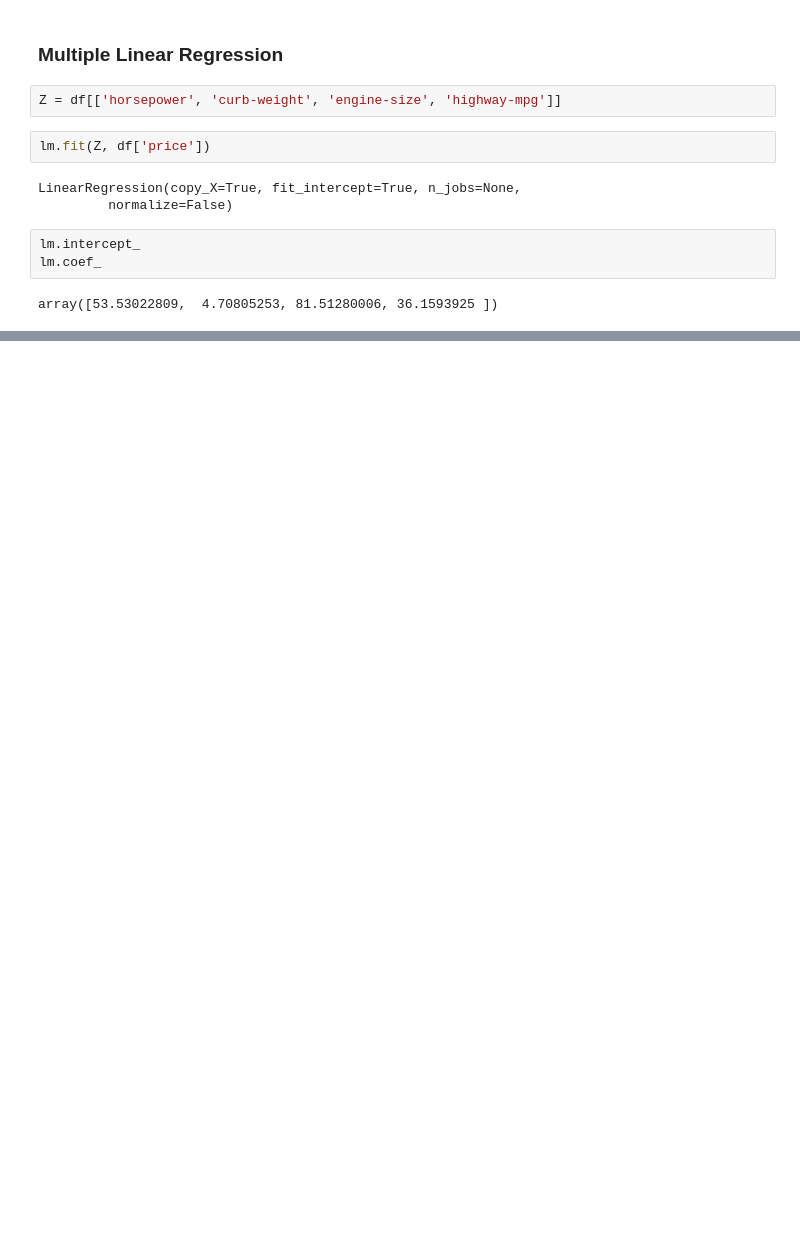
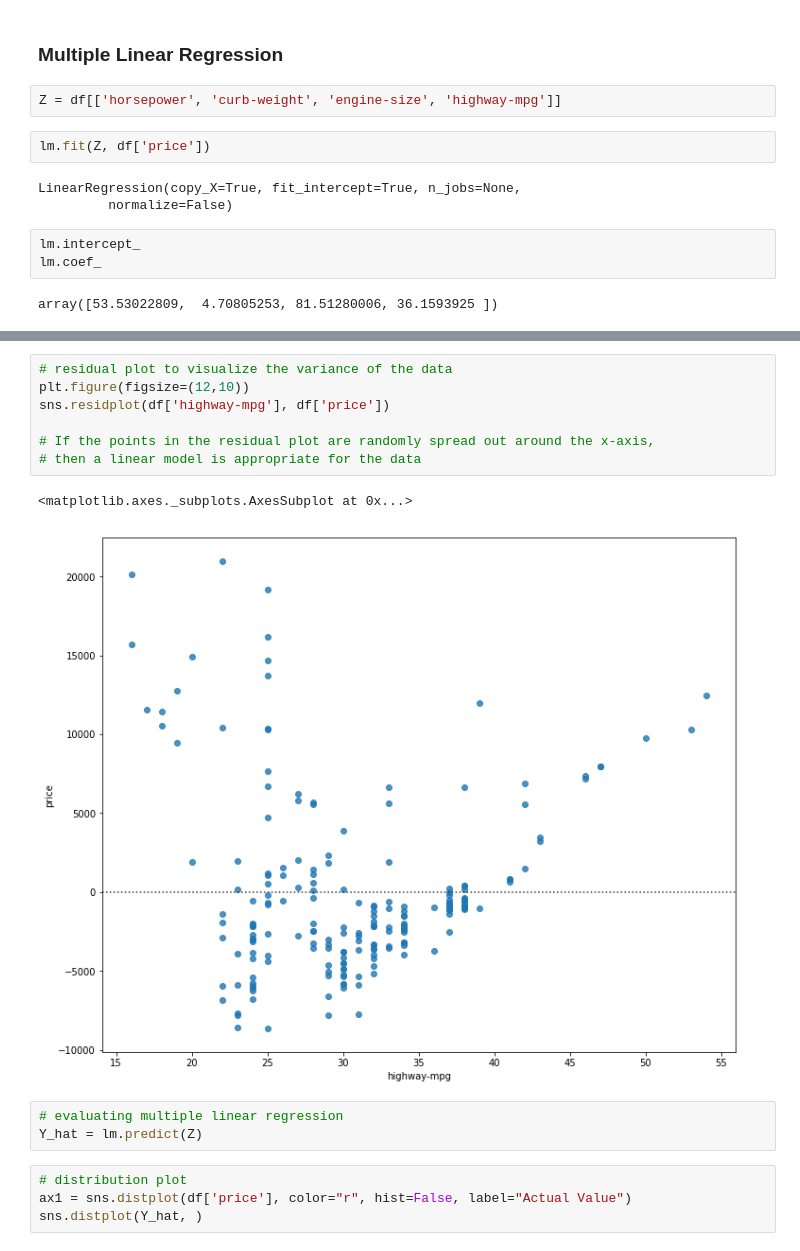
Before and after one commit to ghaffaru/used-car-price-prediction, a Jupyter notebook: train.ipynb, the cells around one changed output, grey strips where cells are left out. Saved outputs shown, nothing was run; the diff lists cells and outputs as text; blank space fills up the shorter version.

```diff
--- a/train.ipynb
+++ b/train.ipynb
@@ -788,0 +804,17 @@ array([53.53022809,  4.70805253, 81.51280006, 36.1593925 ])
+# %%
+# residual plot to visualize the variance of the data
+plt.figure(figsize=(12,10))
+sns.residplot(df['highway-mpg'], df['price'])
+
+# If the points in the residual plot are randomly spread out around the x-axis,
+# then a linear model is appropriate for the data
+# %% [output]
+<matplotlib.axes._subplots.AxesSubplot at 0x...>
+[figure, added]
+# %%
+# evaluating multiple linear regression
+Y_hat = lm.predict(Z)
+# %%
+# distribution plot
+ax1 = sns.distplot(df['price'], color="r", hist=False, label="Actual Value")
+sns.distplot(Y_hat, )
```
Also changed, not shown: parts of 3 cells of this notebook.
